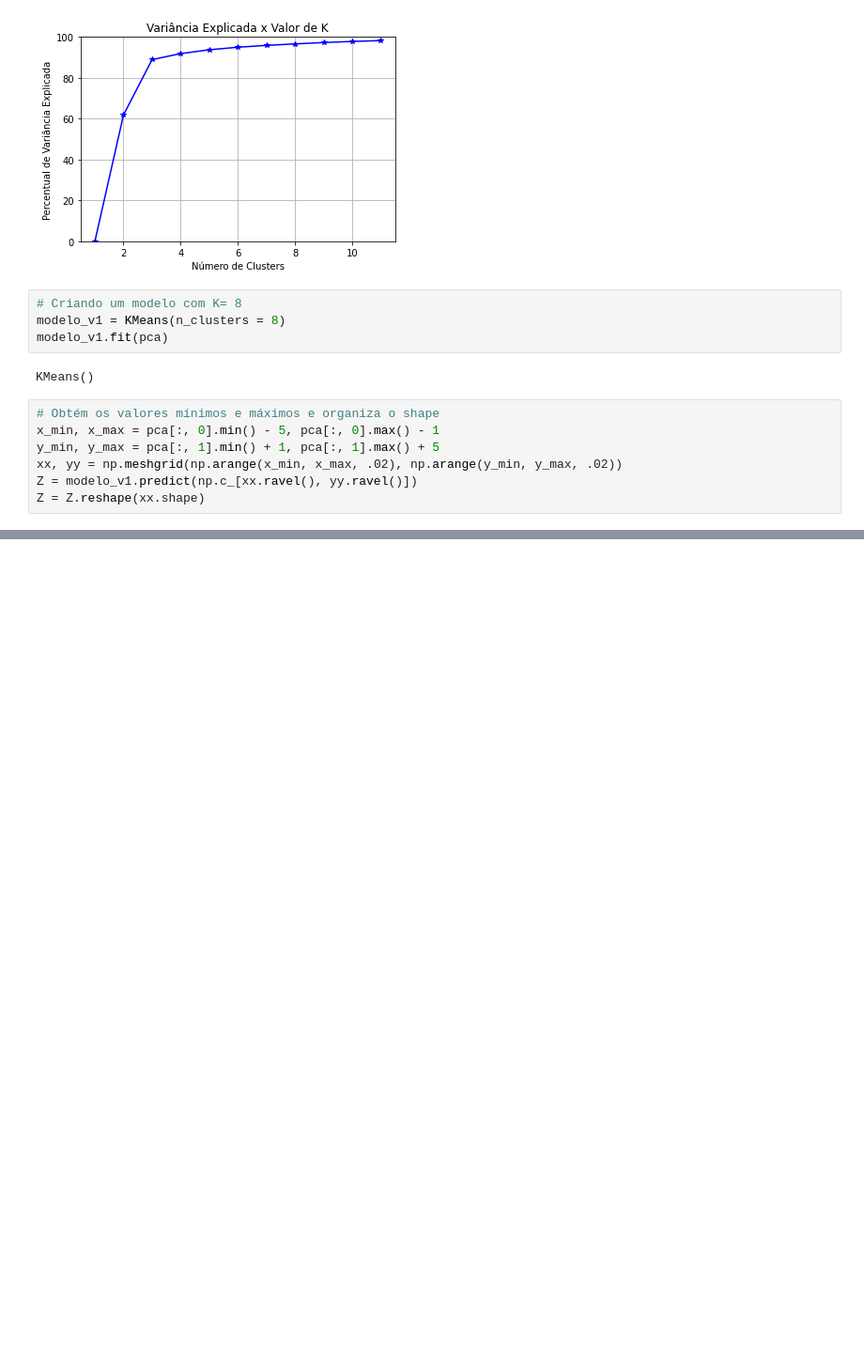
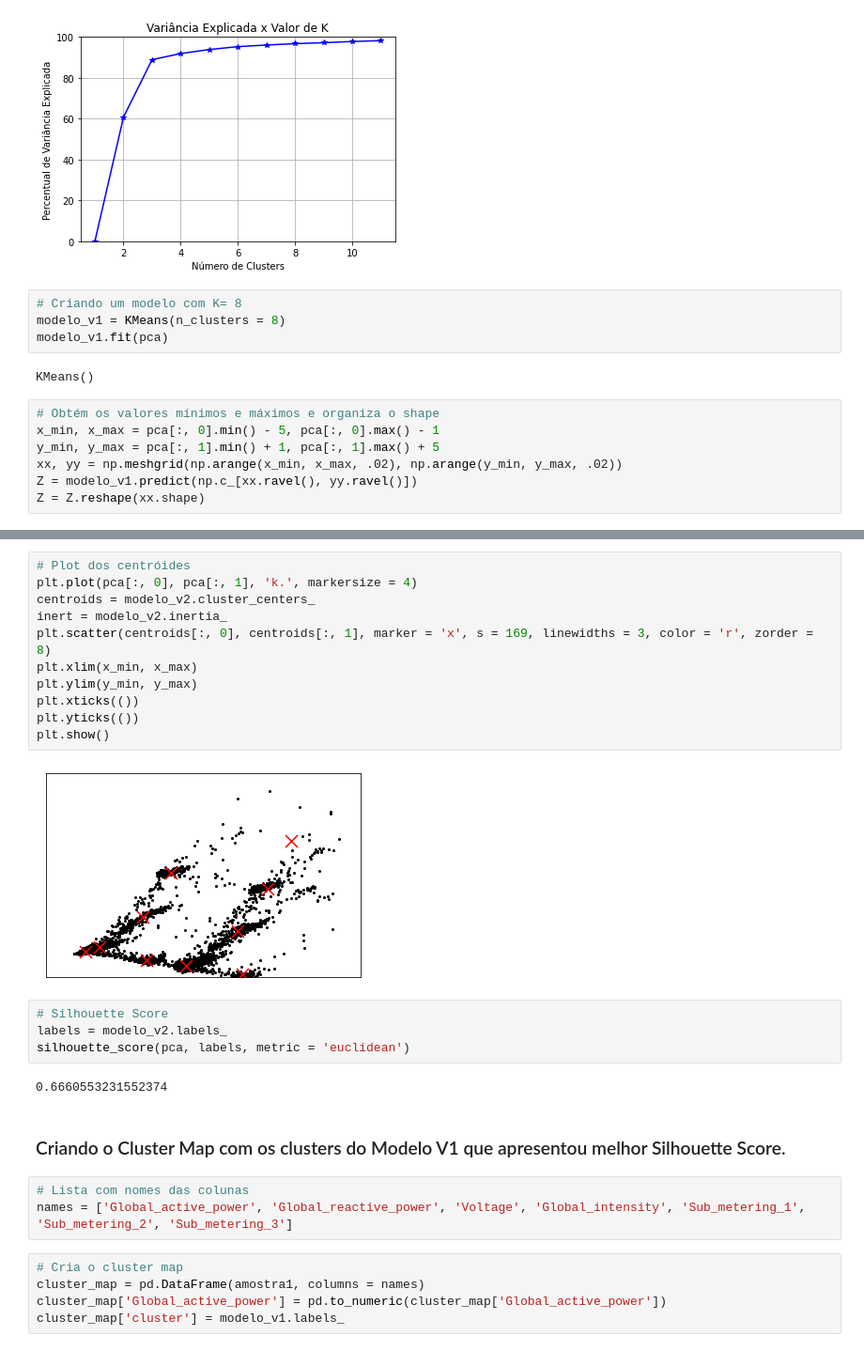
Before and after one commit to Gugah007/Projeto-ML-Clusterizacao-Agrupando-Clientes-Por-Consumo-de-Energia, a Jupyter notebook: Agrupando Clientes Por Consumo de Energia.ipynb, the cells around one changed output, grey strips where cells are left out. Shown at 94% size. Drawn from its saved outputs; the diff is of its cells as text; blank space fills up the shorter version.

```diff
--- a/Agrupando Clientes Por Consumo de Energia.ipynb
+++ b/Agrupando Clientes Por Consumo de Energia.ipynb
@@ -214,0 +241,29 @@ silhouette_score(pca, labels, metric = 'euclidean')
+# %%
+# Plot dos centróides
+plt.plot(pca[:, 0], pca[:, 1], 'k.', markersize = 4)
+centroids = modelo_v2.cluster_centers_
+inert = modelo_v2.inertia_
+plt.scatter(centroids[:, 0], centroids[:, 1], marker = 'x', s = 169, linewidths = 3, color = 'r', zorder = 8)
+plt.xlim(x_min, x_max)
+plt.ylim(y_min, y_max)
+plt.xticks(())
+plt.yticks(())
+plt.show()
+# %% [output]
+[figure, added]
+# %%
+# Silhouette Score
+labels = modelo_v2.labels_
+silhouette_score(pca, labels, metric = 'euclidean')
+# %% [output]
+0.6660553231552374
+# %% [markdown]
+### Criando o Cluster Map com os clusters do Modelo V1 que apresentou melhor Silhouette Score.
+# %%
+# Lista com nomes das colunas
+names = ['Global_active_power', 'Global_reactive_power', 'Voltage', 'Global_intensity', 'Sub_metering_1', 'Sub_metering_2', 'Sub_metering_3']
+# %%
+# Cria o cluster map
+cluster_map = pd.DataFrame(amostra1, columns = names)
+cluster_map['Global_active_power'] = pd.to_numeric(cluster_map['Global_active_power'])
+cluster_map['cluster'] = modelo_v1.labels_
```
Also changed, not shown: parts of 8 cells of this notebook.
